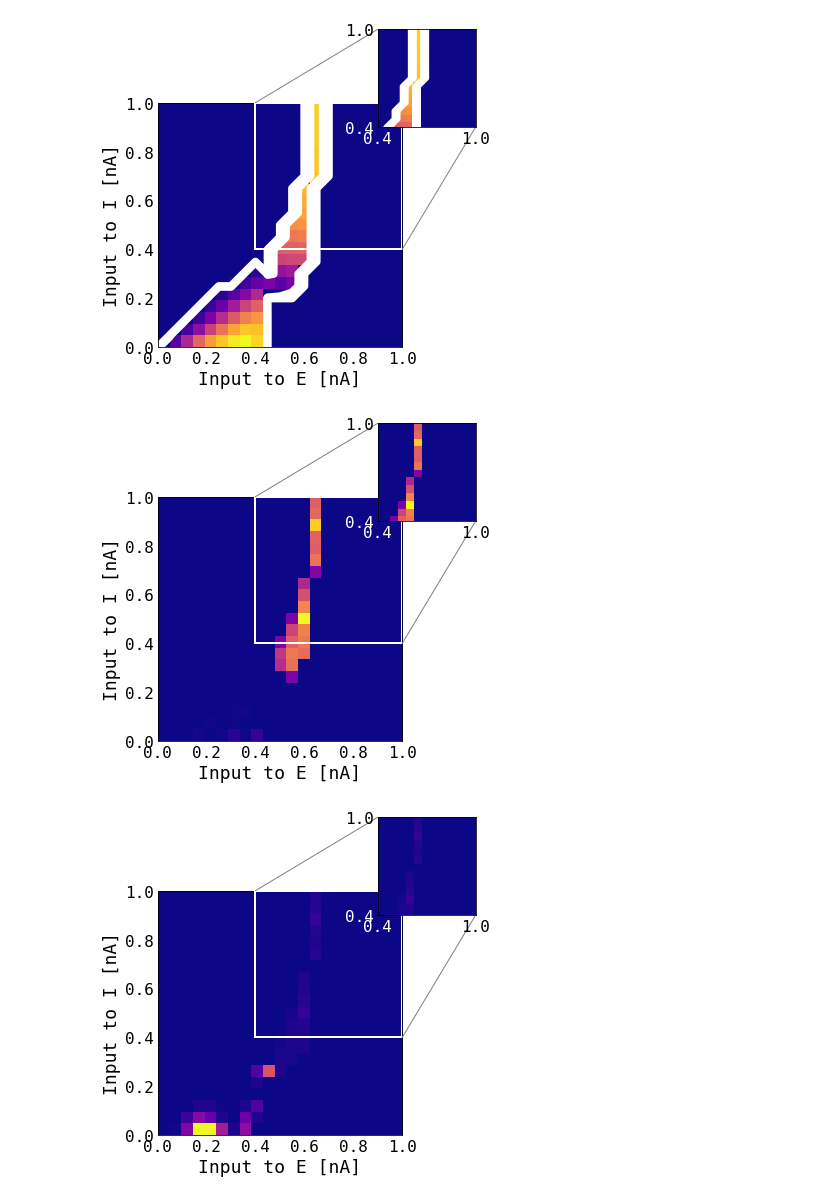
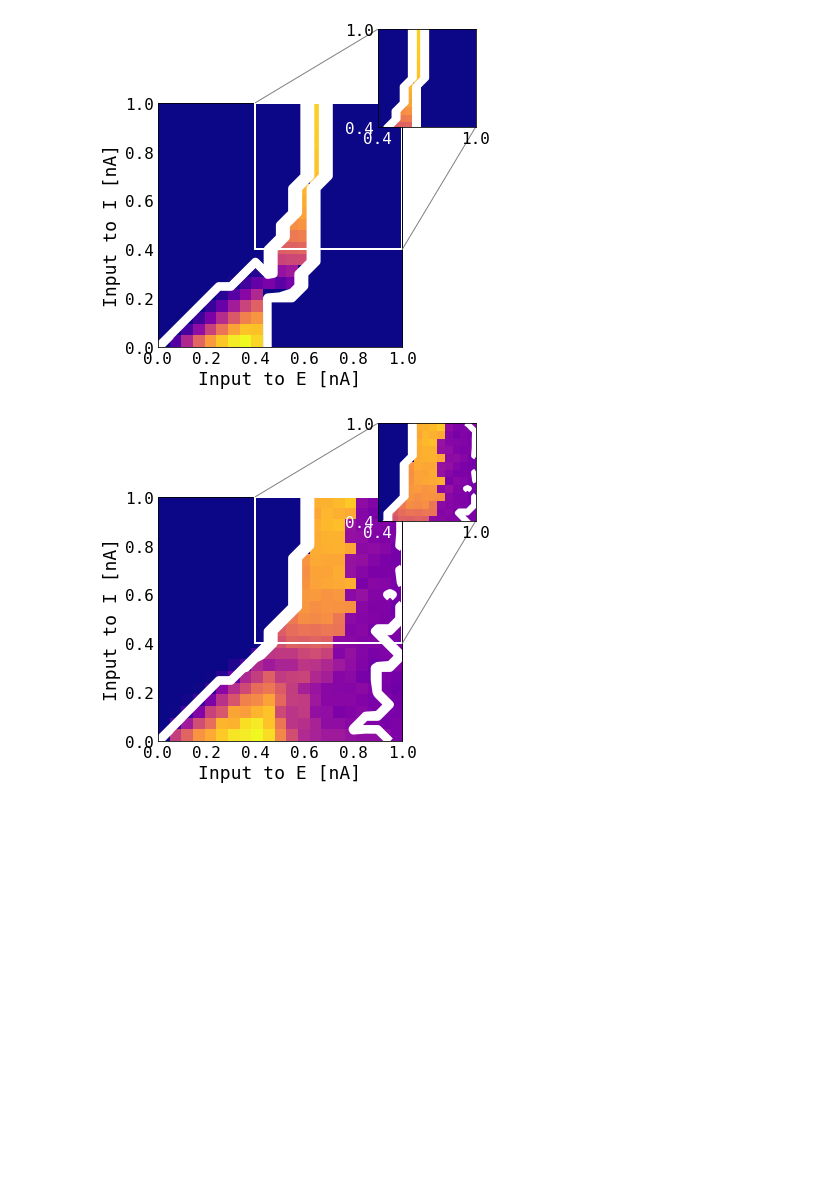
Before and after one commit to jajcayn/thalamocortical_model_study, a Jupyter notebook: fig8 - aln_bif_in_loop.ipynb, the cells around one changed output. Saved outputs shown, nothing was run; the diff lists cells and outputs as text; code cells hidden in the pictures; blank space fills up the shorter version.

```diff
--- a/fig8 - aln_bif_in_loop.ipynb
+++ b/fig8 - aln_bif_in_loop.ipynb
@@ -65,7 +65,7 @@ def plot_imshow(
         for jj, thad in enumerate(array[xdim]):
             ax = axes[ii, jj]
             field = array.sel({ydim: adth.values, xdim: thad.values}).transpose().values
-            if contour_with is not None:
+            if (contour_with is not None) and (adth == 0.0) and (thad == 0.0):
                 contour = contour_with.sel({ydim: adth.values, xdim: thad.values})
                 blurred = gaussian_filter(contour.values, 0.0)
                 blurred[blurred < FR_THRESH] = 0
@@ -84,7 +84,7 @@ def plot_imshow(
                     array["ou_inh_mu"].max(),
                 ],
             )
-            if contour_with is not None:
+            if (contour_with is not None) and (adth == 0.0) and (thad == 0.0):
                 xi, yi = np.meshgrid(array["ou_exc_mu"], array["ou_inh_mu"])
                 ax.contour(
                     xi,
@@ -93,7 +93,7 @@ def plot_imshow(
                     colors="white",
                     linestyles="solid",
                     levels=[0, 1.0001],
-                    linewidths=(3,),
+                    linewidths=(6,),
                     zorder=1,
                 )
             ax.set_title("")
@@ -248,14 +248,19 @@ def plot_reference(array, noise=0, contour=None, log_cols=False):
         axins, ec=axins_col, alpha=1.0, fc="none", linewidth=2.0
     )
 # %%
+subsample_conns = {"AdEx-thalamus": slice(None, None, 2), "thalamus-AdEx": slice(None, None, 2)}
+
 aln_domfr = xr.open_dataarray(os.path.join(DATA, "adex_domfr.nc")).isel({"time": 0})
 aln_domfr = norm_ou_mu(aln_domfr)
+aln_domfr = aln_domfr.sel(subsample_conns)
 
 aln_ampdiff = xr.open_dataarray(os.path.join(DATA, "adex_amp_diff.nc")) * 1000.0
 aln_ampdiff = norm_ou_mu(aln_ampdiff)
+aln_ampdiff = aln_ampdiff.sel(subsample_conns)
 
 aln_spectral = xr.open_dataarray(os.path.join(DATA, "spectral_power.nc"))
 aln_spectral = norm_ou_mu(aln_spectral)
+aln_spectral = aln_spectral.sel(subsample_conns)
 # %%
 params = [0, 1]
 subplot_strs = ["B", "C"]
@@ -308,22 +313,12 @@ for noise in params:
 # %%
 for noise, (aln_n, tcr_n) in enumerate([(0.0, 0.0), (0.05, 0.005)]):
     plot_reference(aln_ampdiff, noise=noise, contour=aln_domfr)
     plt.savefig(
         f"../figs/aln_bif_loop_ampdiff_aln_sig{aln_n}_tcr_sig{tcr_n}_reference.pdf",
         dpi=DPI,
         bbox_inches="tight",
         transparent=True,
     )
-
-    for freq in aln_spectral["frequency"]:
-        plot_reference(aln_spectral.sel({"frequency": freq, "node": 0}), noise=noise)
-        plt.savefig(
-            f"../figs/aln_bif_loop_{str(freq.values)[35:-1]}_mean_pow_aln_sig{aln_n}_tcr_sig{tcr_n}_reference.pdf",
-            dpi=DPI,
-            bbox_inches="tight",
-            transparent=True,
-        )
 # %% [output]
 [figure]
-[figure, old version]
+[figure, new version]
-[figure, removed]
```
Also changed, not shown: parts of 2 cells of this notebook.
